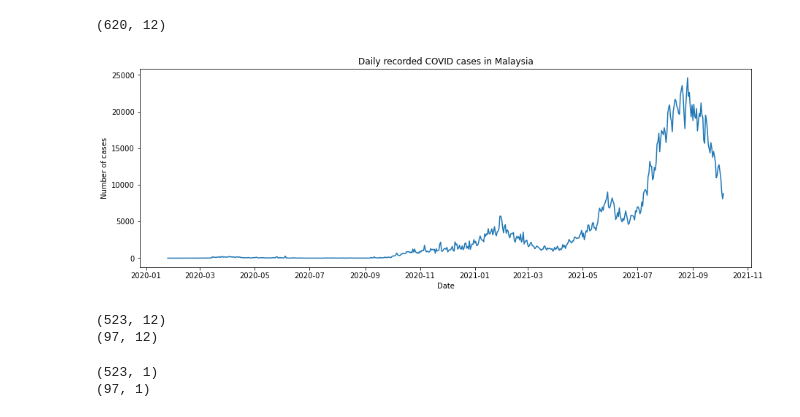
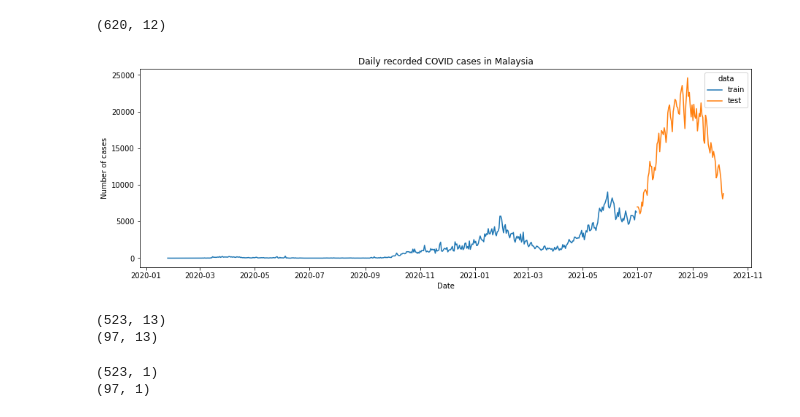
Before and after one commit to BingQuanChua/COVID-19-Msia-Cases-And-Vaccination, a Jupyter notebook: DM_Time-Series_Regression.ipynb, the cells around one changed output. Drawn from its saved outputs; the diff is of its cells as text; code cells hidden in the pictures.

```diff
--- a/DM_Time-Series_Regression.ipynb
+++ b/DM_Time-Series_Regression.ipynb
@@ -73,17 +71,18 @@ cases_malaysia.head()
 cases_malaysia.shape
 # %% [output]
 (620, 12)
-# %%
-cases_malaysia['date'] = cases_malaysia['date'].astype('datetime64[ns]')
-
-plt.figure(figsize=(15, 5))
-plt.plot(cases_malaysia['date'], cases_malaysia['cases_new'])
-plt.title('Daily recorded COVID cases in Malaysia')
-plt.xlabel('Date')
-plt.ylabel('Number of cases')
-plt.show()
-# %% [output]
-[figure, removed]
+# %%
+cases_malaysia['data'] = np.where(cases_malaysia['date'] <= '2021-07', 'train', 'test')
+cases_malaysia['date'] = cases_malaysia['date'].astype('datetime64[ns]')
+
+plt.figure(figsize=(15, 5))
+sns.lineplot(data = cases_malaysia, x='date', y='cases_new', hue='data')
+plt.title('Daily recorded COVID cases in Malaysia')
+plt.xlabel('Date')
+plt.ylabel('Number of cases')
+plt.show()
+# %% [output]
+[figure, added]
 # %%
 train_df = cases_malaysia[cases_malaysia['date'] < '2021-07'] # before July 2021
 test_df = cases_malaysia[cases_malaysia['date'] >= '2021-07'] # after
@@ -91,8 +90,8 @@ test_df = cases_malaysia[cases_malaysia['date'] >= '2021-07'] # after
 print(train_df.shape)
 print(test_df.shape)
 # %% [output]
-(523, 12)
-(97, 12)
+(523, 13)
+(97, 13)
 # %%
 train_set = train_df.iloc[:, 1: 2].values
 test_set = test_df.iloc[:, 1: 2].values
```
Also changed, not shown: parts of 9 cells of this notebook, 2 other files.
